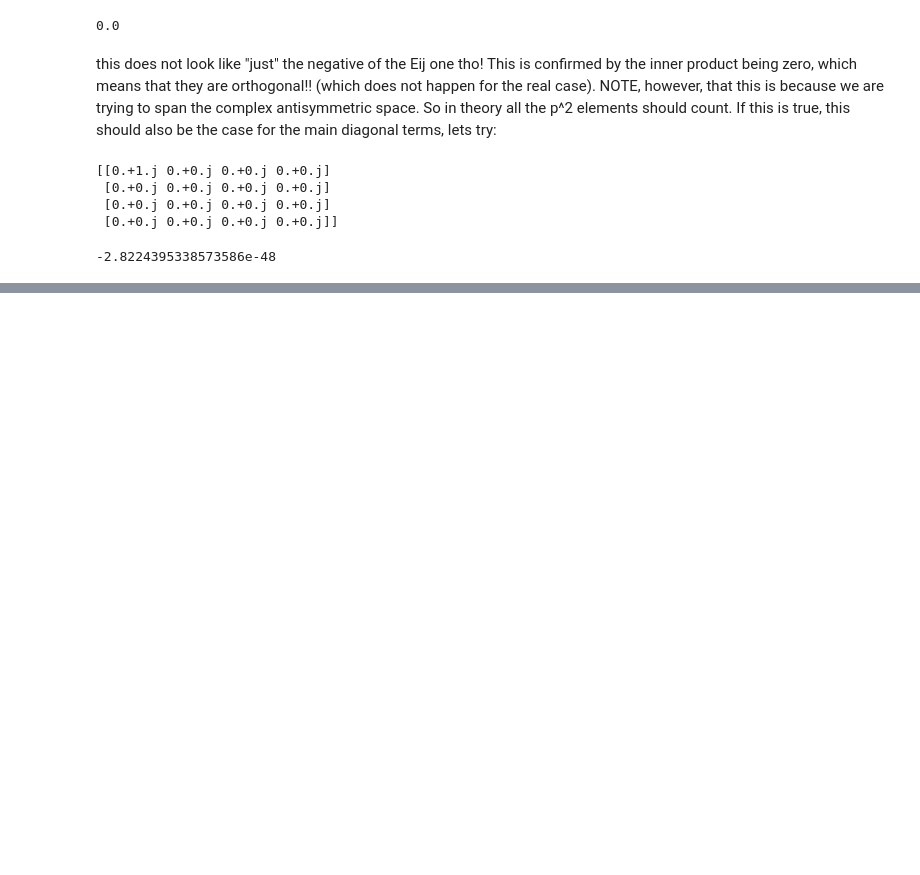
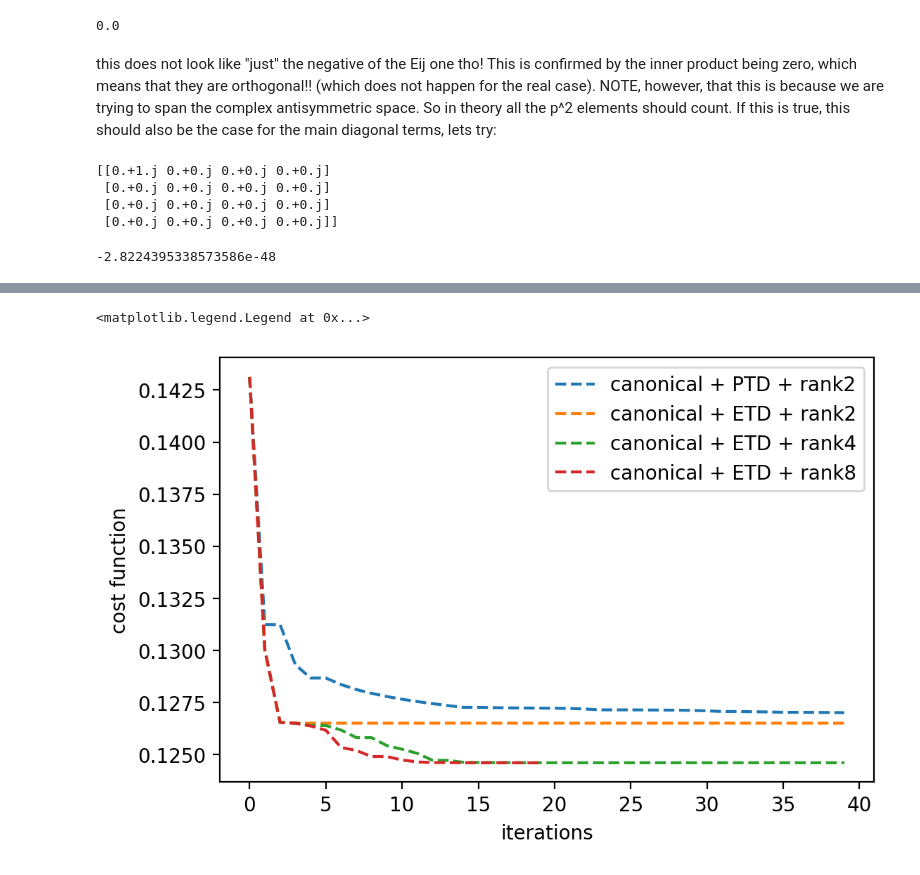
Before and after one commit to EmilianoG-byte/opentn, a Jupyter notebook: experiments/trust_region_2site_ansatz.ipynb, the cells around one changed output, grey strips where cells are left out. Saved outputs shown, nothing was run; the diff lists cells and outputs as text; code cells hidden in the pictures; blank space fills up the shorter version.

Commit message:
add higher rank stiefel optimization

```diff
--- a/experiments/trust_region_2site_ansatz.ipynb
+++ b/experiments/trust_region_2site_ansatz.ipynb
@@ -525,0 +616,4 @@ canonical_metric(x@real_to_antisymm(E00), x@real_to_antisymm(Eij), x)
+# %%
+# fixing the previous naming mistake:
+f_canon_rank4_1 = f_canon_rank8_1
+f_canon_rank4_2 = f_canon_rank8_2
@@ -525,0 +622,4 @@ canonical_metric(x@real_to_antisymm(E00), x@real_to_antisymm(Eij), x)
+# %%
+xs_stiefel_rank8 = [super2ortho(x.real, rank=8, eps=1e-50) for x in [exp_nn_odd, exp_nn_even, exp_nn_odd]]
+print([op.shape for op in xs_stiefel_rank8])
+print(f_stiefel(xs_stiefel_rank8))
@@ -525,0 +629,4 @@ canonical_metric(x@real_to_antisymm(E00), x@real_to_antisymm(Eij), x)
+# %%
+xs_canon_rank8_1, f_canon_rank8_1, err_canon_rank8_1, radius_canon_rank8_1 = riemannian_trust_region_optimize(
+    f_stiefel, retract_stiefel, grad_stiefel_canon, hessian_stiefel_canon, xs_stiefel_rank8, niter=20
+)
@@ -525,0 +651,12 @@ canonical_metric(x@real_to_antisymm(E00), x@real_to_antisymm(Eij), x)
+# %%
+plt.figure(dpi=200)
+plt.ylabel('cost function')
+plt.xlabel('iterations')
+plt.plot(f_pbc_canon_1 + f_pbc_canon_2, '--', label='canonical + PTD + rank2')
+plt.plot(f_pbc_canon_upd_1 + f_pbc_canon_upd_2, '--', label='canonical + ETD + rank2')
+plt.plot(f_canon_rank4_1 + f_canon_rank4_2, '--', label='canonical + ETD + rank4')
+plt.plot(f_canon_rank8_1, '--', label='canonical + ETD + rank8')
+plt.legend()
+# %% [output]
+<matplotlib.legend.Legend at 0x...>
+[figure, added]
```
Also changed, not shown: parts of 16 cells of this notebook, 3 other files.
